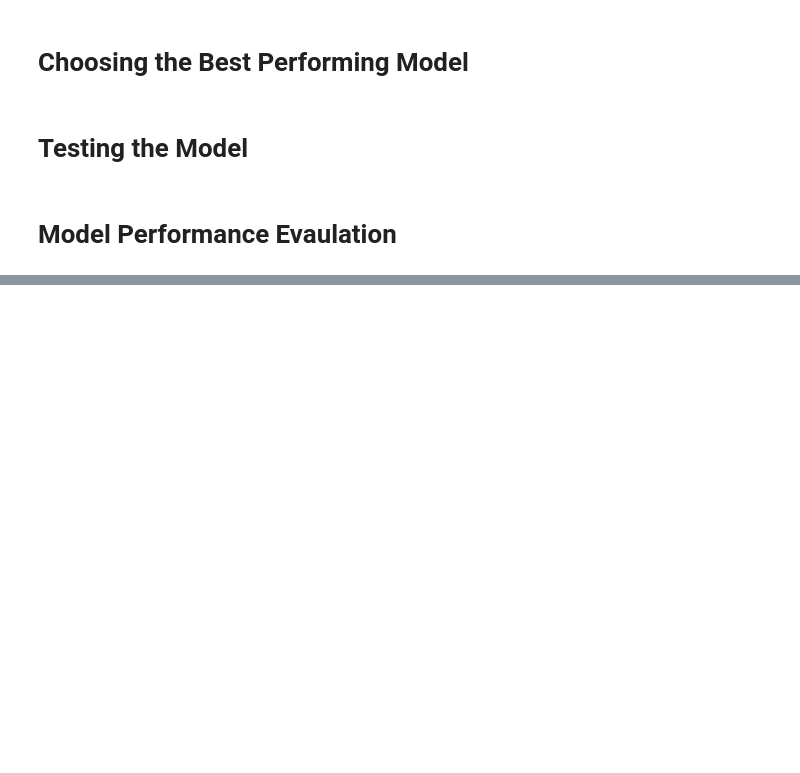
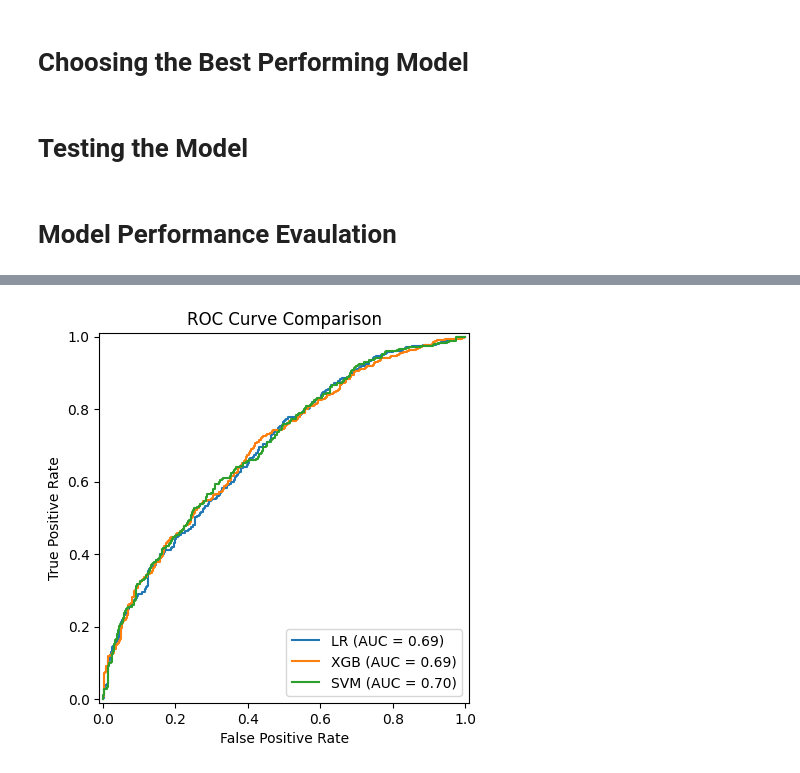
Before and after one commit to parminpatel28/MSCI-446-Project, a Jupyter notebook: model training/model_training_cumulative_averages.ipynb, the cells around one changed output, grey strips where cells are left out. Drawn from its saved outputs; the diff is of its cells as text; code cells hidden in the pictures; blank space fills up the shorter version.

```diff
--- a/model training/model_training_cumulative_averages.ipynb
+++ b/model training/model_training_cumulative_averages.ipynb
@@ -326,0 +412,18 @@ cm_display.plot()
+# %%
+# Create a figure and axis object
+fig, ax = plt.subplots()
+
+RocCurveDisplay.from_estimator(best_model_lr, X_test_transformed_lr, y_test, ax=ax, name='LR')
+RocCurveDisplay.from_estimator(best_model_xgb, X_test_transformed_xgb, y_test, ax=ax, name='XGB')
+RocCurveDisplay.from_estimator(best_model_svm, X_test_transformed_svm, y_test, ax=ax, name='SVM')
+
+# Optional: Customize the plot with title, labels, etc.
+ax.set_title('ROC Curve Comparison')
+ax.set_xlabel('False Positive Rate')
+ax.set_ylabel('True Positive Rate')
+plt.legend(loc='lower right')
+
+# Display the plot
+plt.show()
+# %% [output]
+[figure, added]
```
Also changed, not shown: parts of 21 cells of this notebook, 1 other file.
